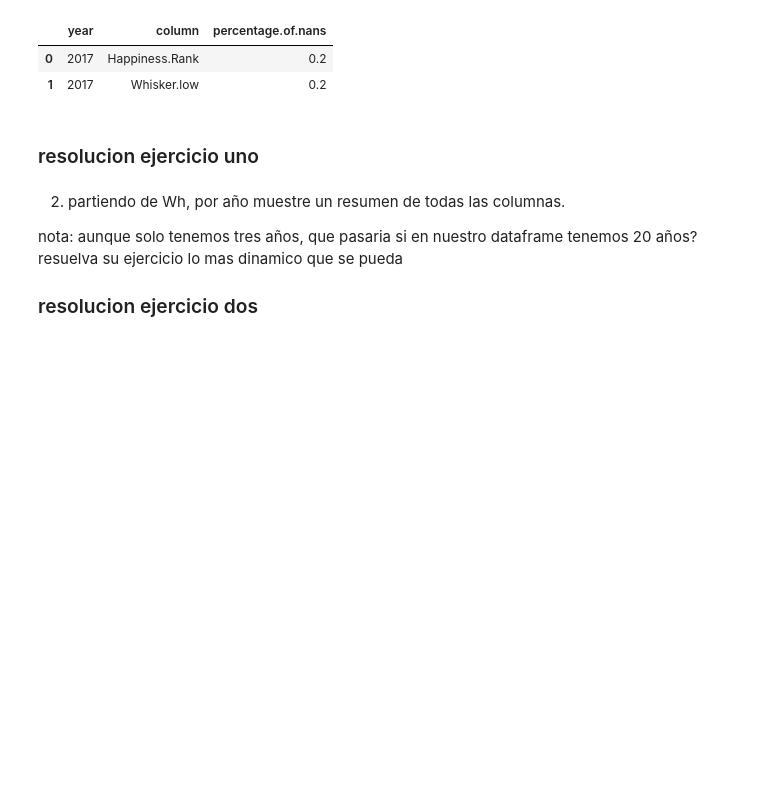
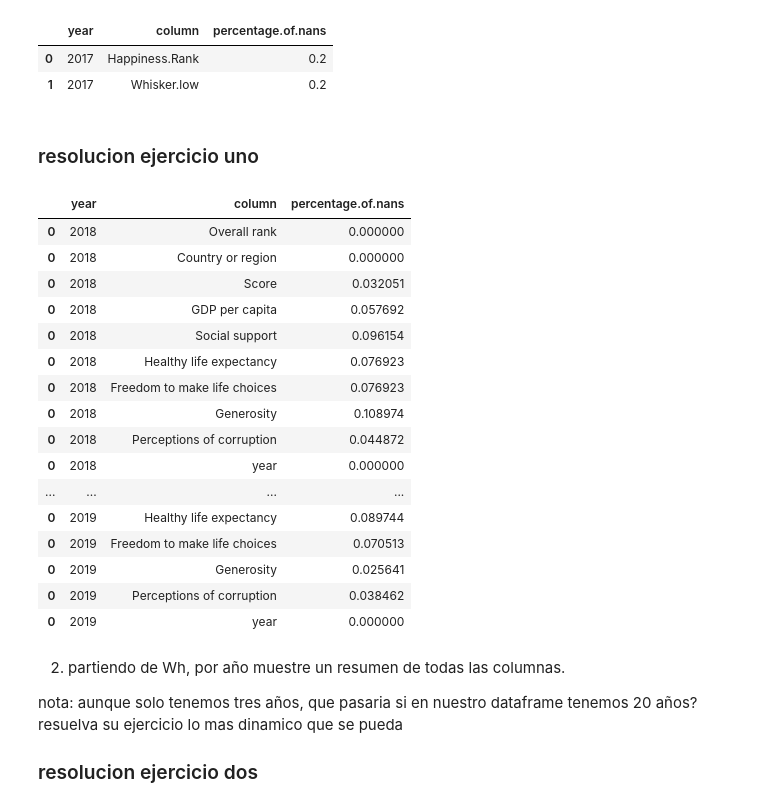
Before and after one commit to uayeb25/WorldHappiness, a Jupyter notebook: EDA.ipynb, the cells around one changed output. Saved outputs shown, nothing was run; the diff lists cells and outputs as text; code cells hidden in the pictures; blank space fills up the shorter version.

```diff
--- a/EDA.ipynb
+++ b/EDA.ipynb
@@ -40,6 +41,39 @@ pd.DataFrame({
 | 1 | 2017 | Whisker.low | 0.2 |
 # %% [markdown]
 ### resolucion ejercicio uno
+# %%
+result = pd.DataFrame()
+# %%
+for year_ in wh.loc[ : , "year" ].drop_duplicates():
+    wh_year = wh.loc[ wh['year'] == year_ , : ]
+    for column_ in wh_year.columns:
+        percentage =  np.sum(pd.isna( wh_year.loc[ : , column_ ]  )) / wh_year.shape[0]
+        dfrow = pd.DataFrame({
+            'year': [ year_ ]
+            , 'column' : [ column_ ]
+            , 'percentage.of.nans' : [ percentage ]
+        })
+        result = pd.concat([result, dfrow])
+# %%
+result
+# %% [output]
+|  | year | column | percentage.of.nans |
+| 0 | 2018 | Overall rank | 0.000000 |
+| 0 | 2018 | Country or region | 0.000000 |
+| 0 | 2018 | Score | 0.032051 |
+| 0 | 2018 | GDP per capita | 0.057692 |
+| 0 | 2018 | Social support | 0.096154 |
+| 0 | 2018 | Healthy life expectancy | 0.076923 |
+| 0 | 2018 | Freedom to make life choices | 0.076923 |
+| 0 | 2018 | Generosity | 0.108974 |
+| 0 | 2018 | Perceptions of corruption | 0.044872 |
+| 0 | 2018 | year | 0.000000 |
+| ... | ... | ... | ... |
+| 0 | 2019 | Healthy life expectancy | 0.089744 |
+| 0 | 2019 | Freedom to make life choices | 0.070513 |
+| 0 | 2019 | Generosity | 0.025641 |
+| 0 | 2019 | Perceptions of corruption | 0.038462 |
+| 0 | 2019 | year | 0.000000 |
 # %% [markdown]
 2. partiendo de Wh, por año muestre un resumen de todas las columnas.
 
```
Also changed, not shown: parts of 13 cells of this notebook.
